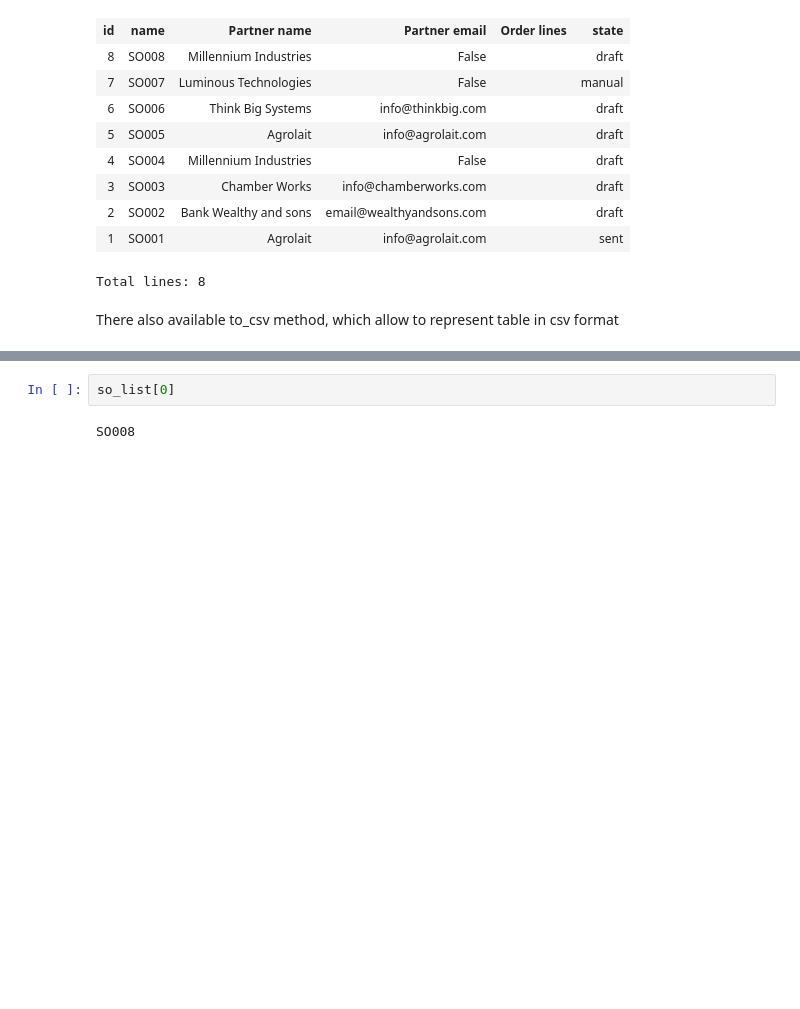
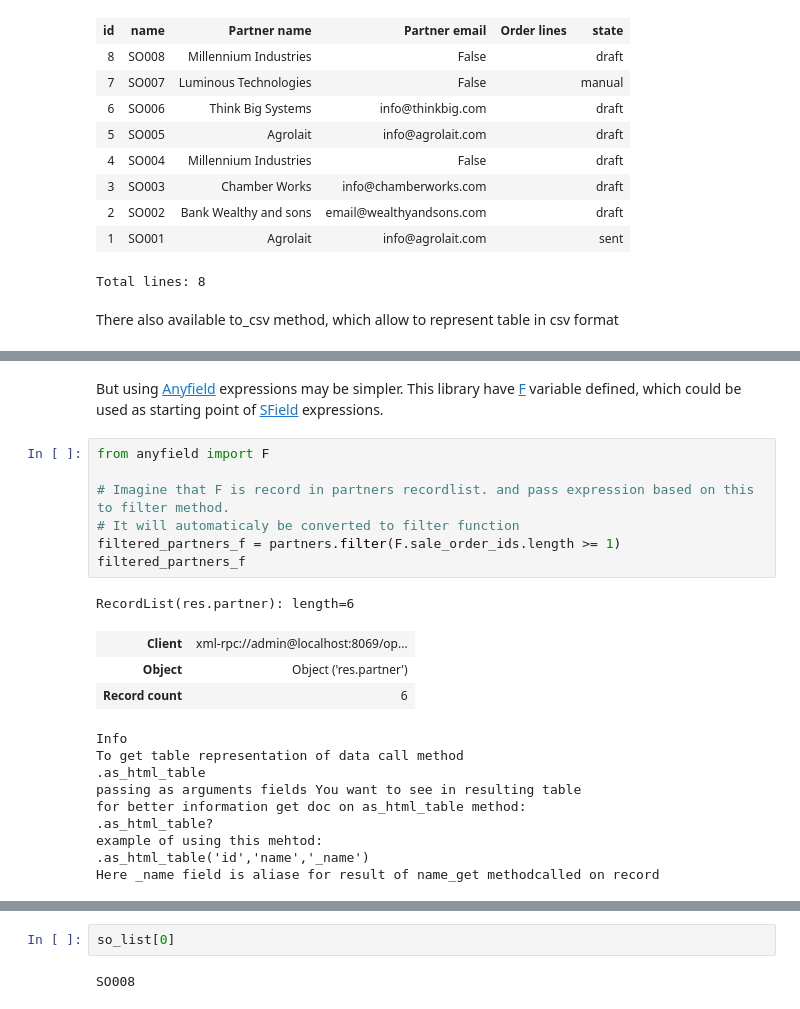
Before and after one commit to katyukha/odoo-rpc-client, a Jupyter notebook: examples/Examples & HTML tests.ipynb, the cells around one changed output, grey strips where cells are left out. Cells and saved outputs as stored; diff of their text form; blank space fills up the shorter version.

```diff
--- a/examples/Examples & HTML tests.ipynb
+++ b/examples/Examples & HTML tests.ipynb
@@ -365,0 +406,25 @@ so_table.to_csv()
+# %% [markdown]
+But using [Anyfield](https://pypi.python.org/pypi/anyfield/) expressions may be simpler.
+This library have [F](http://pythonhosted.org/anyfield/#anyfield.F) variable defined,
+which could be used as starting point of [SField](http://pythonhosted.org/anyfield/#anyfield.SField) expressions.
+# %%
+from anyfield import F
+
+# Imagine that F is record in partners recordlist. and pass expression based on this to filter method.
+# It will automaticaly be converted to filter function
+filtered_partners_f = partners.filter(F.sale_order_ids.length >= 1)
+filtered_partners_f
+# %% [output]
+RecordList(res.partner): length=6
+| Client | xml-rpc://admin@localhost:8069/op... |
+| Object | Object ('res.partner') |
+| Record count | 6 |
+Info
+To get table representation of data call method
+.as_html_table
+passing as arguments fields You want to see in resulting table
+for better information get doc on as_html_table method:
+.as_html_table?
+example of using this mehtod:
+.as_html_table('id','name','_name')
+Here _name field is aliase for result of name_get methodcalled on record
```
Also changed, not shown: parts of 27 cells of this notebook, 12 other files.
